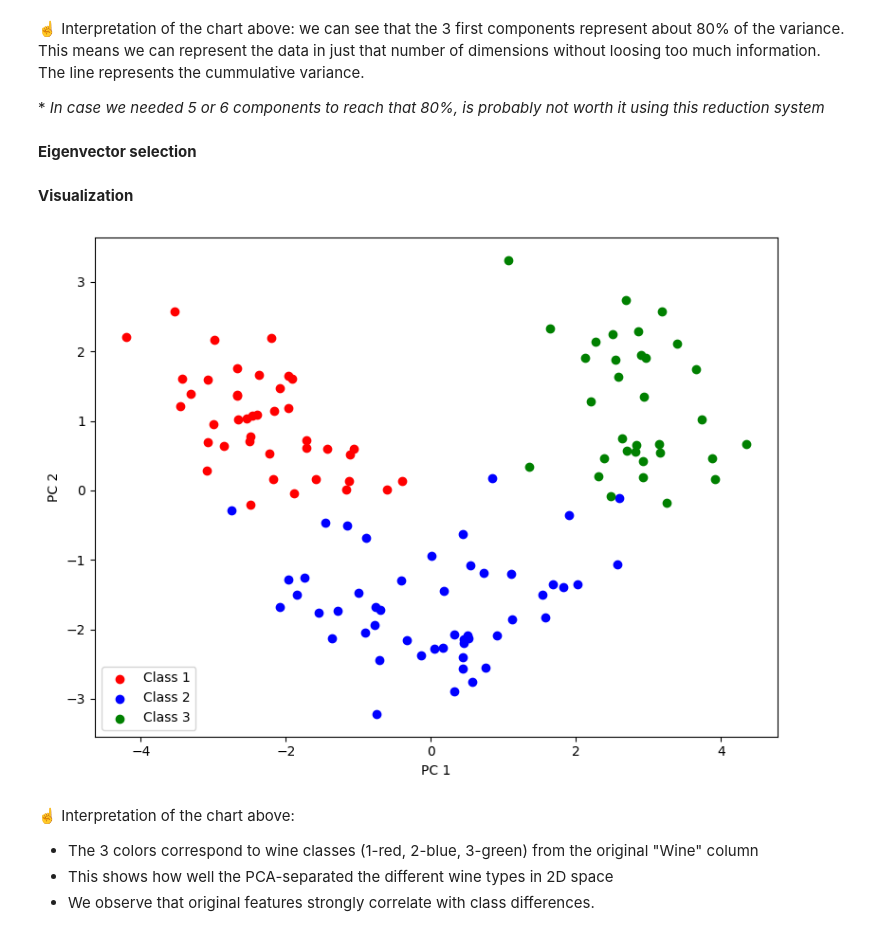
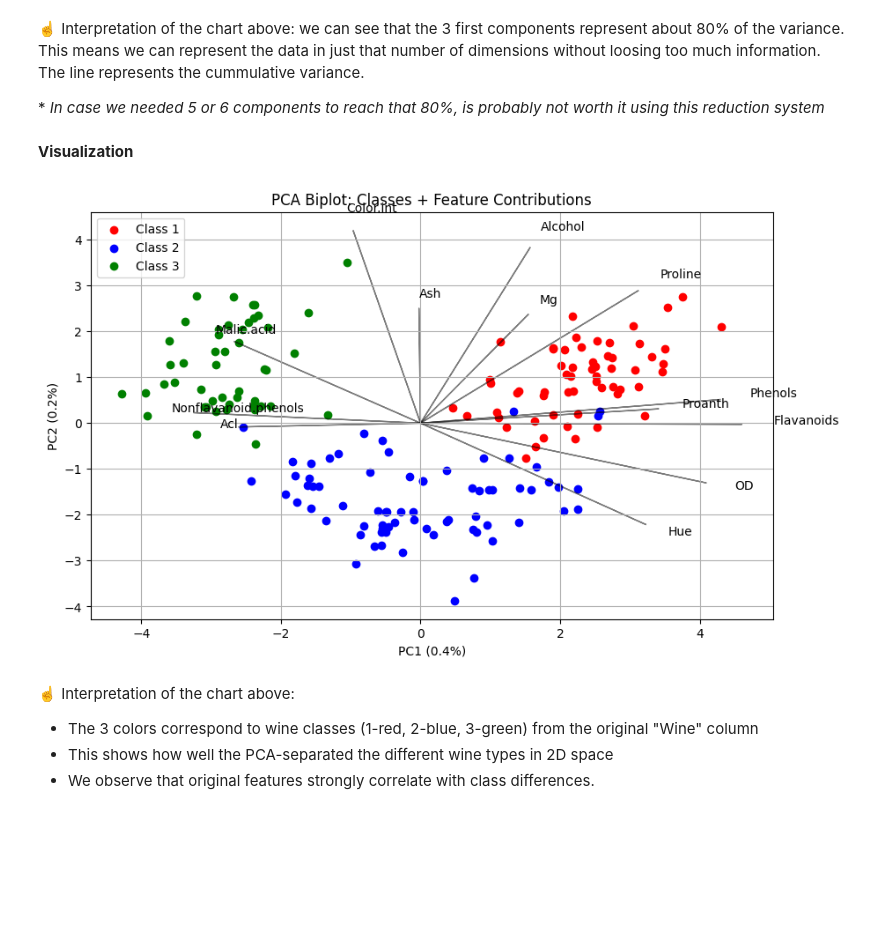
Before and after one commit to jrbayguade/DataTreatment_DimensionalityReduction, a Jupyter notebook: T7_1_PCA_Principal_Component_Analysis.ipynb, the cells around one changed output. Saved outputs shown, nothing was run; the diff lists cells and outputs as text; code cells hidden in the pictures; blank space fills up the shorter version.

```diff
--- a/T7_1_PCA_Principal_Component_Analysis.ipynb
+++ b/T7_1_PCA_Principal_Component_Analysis.ipynb
@@ -63,10 +67,17 @@ cov_mat = np.cov(X_train_std.T)
 # %% [markdown]
 **Compute the eigenvalues and eigenvectors**
 # %%
-# Eigenvalues: Represent the "importance" of each principal component (larger eigenvalue = more variance explained).
-# Eigenvectors: Define the directions of the principal components (orthogonal axes in the new feature space).
-eigen_vals, eigen_vecs = np.linalg.eig(cov_mat)
+# 1. Eigenvalues (Explained Variance)
+explained_variance = pca.explained_variance_ratio_
+cumulative_variance = np.cumsum(explained_variance)
 
-print('\nEigenvalues \n%s' % eigen_vals)
-print('\nEigenvectors \n%s' % eigen_vecs)
+# 2. Loadings (Component Coefficients)
+loadings = pca.components_.T * np.sqrt(pca.explained_variance_)
+
+# Print results
+print("Explained Variance Ratios:", explained_variance)
+print("Cumulative Variance:", cumulative_variance)
+print("\nLoadings (PC1 and PC2):")
+for i, feature in enumerate(df_wine.columns[1:]):
+    print(f"{feature}: PC1={loadings[i, 0]:.2f}, PC2={loadings[i, 1]:.2f}")
 # %% [output]
@@ -111,5 +118,3 @@ plt.show()
 ☝️ Interpretation of the chart above: we can see that the 3 first components represent about 80% of the variance. This means we can represent the data in just that number of dimensions without loosing too much information. The line represents the cummulative variance.
 
 \* *In case we needed 5 or 6 components to reach that 80%, is probably not worth it using this reduction system*
-# %% [markdown]
-**Eigenvector selection**
@@ -124,20 +121,23 @@ X_test_pca = X_test_std @ W
 # %% [markdown]
 **Visualization**
 # %%
-# Let's plot the projected 2D training set
-plt.figure(figsize=(8, 6))
-for l, c in zip(np.unique(y_train), ('r', 'b', 'g')):
-    plt.scatter(X_train_pca[y_train == l, 0],
-                X_train_pca[y_train == l, 1],
-                label=f'Class {l}',
-                c=c)
-plt.xlabel('PC 1')
-plt.ylabel('PC 2')
-plt.legend(loc='lower left')
-plt.tight_layout()
+# Biplot (Features + Samples)
+plt.figure(figsize=(10, 6))
+for l, c in zip(np.unique(y), ('r', 'b', 'g')):
+    plt.scatter(X_pca[y == l, 0], X_pca[y == l, 1], c=c, label=f'Class {l}')
+
+# Add feature vectors
+for i, feature in enumerate(df_wine.columns[1:]):
+    plt.arrow(0, 0, loadings[i, 0]*5, loadings[i, 1]*5, color='k', alpha=0.5)
+    plt.text(loadings[i, 0]*5.5, loadings[i, 1]*5.5, feature, color='k')
+plt.xlabel('PC1 ({}%)'.format(round(explained_variance[0], 1)))
+plt.ylabel('PC2 ({}%)'.format(round(explained_variance[1], 1)))
+plt.title("PCA Biplot: Classes + Feature Contributions")
+plt.legend()
+plt.grid()
 plt.show()
 # %% [output]
-[figure, old version]
+[figure, new version]
 # %% [markdown]
 ☝️ Interpretation of the chart above:
 - The 3 colors correspond to wine classes (1-red, 2-blue, 3-green) from the original "Wine" column
```
Also changed, not shown: parts of 8 cells of this notebook.
